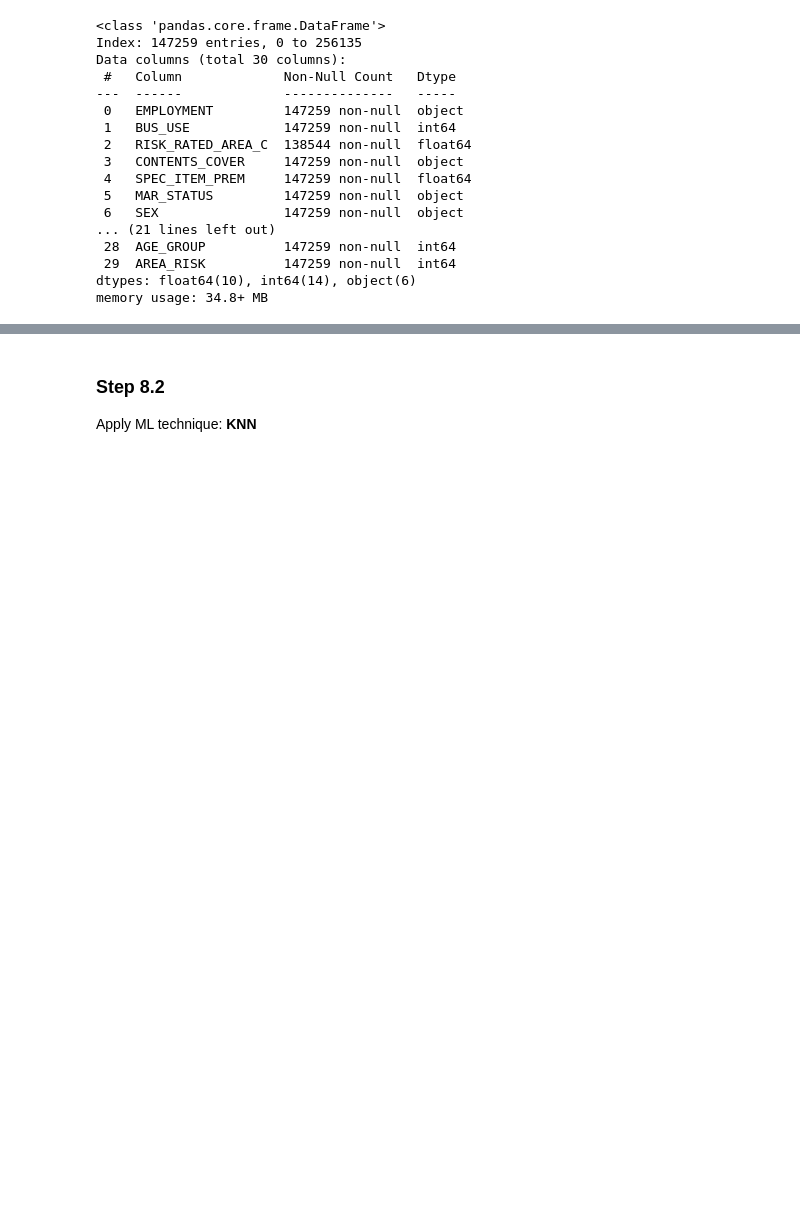
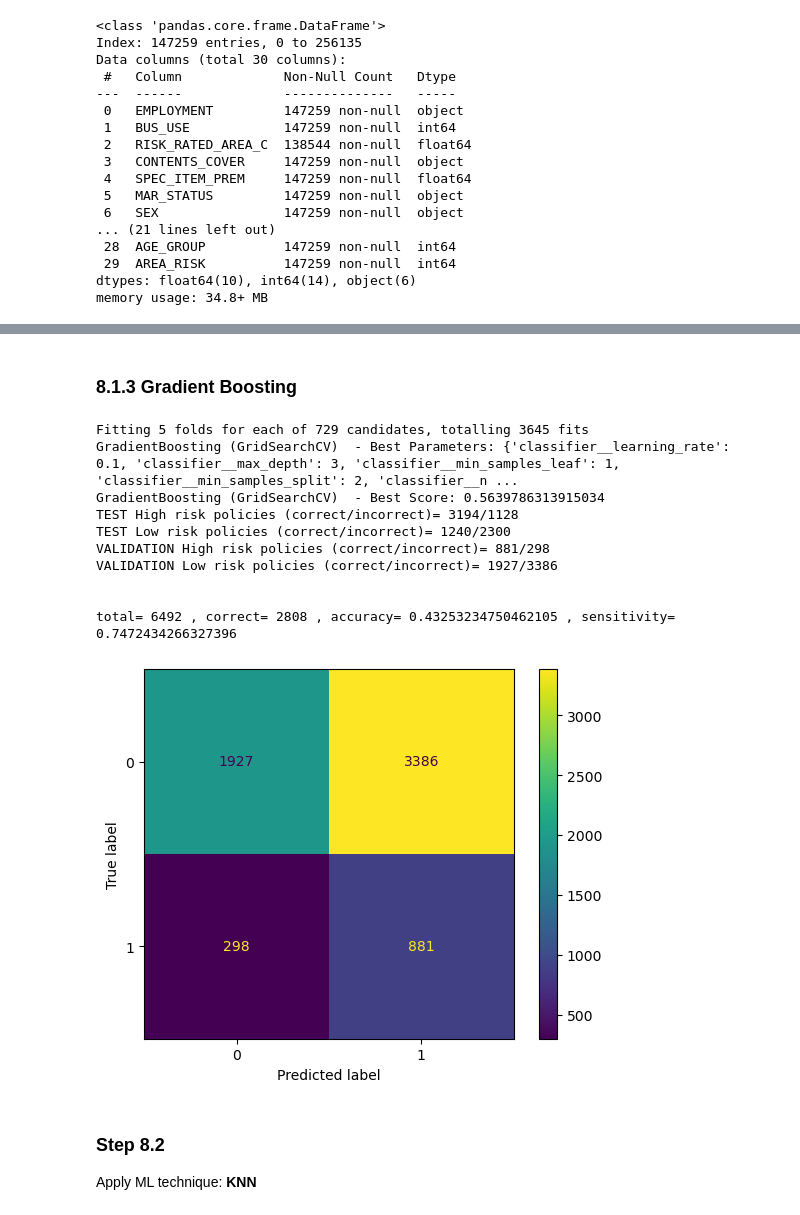
Before and after one commit to vhar19/Capstone, a Jupyter notebook: capstone.ipynb, the cells around one changed output, grey strips where cells are left out. Saved outputs shown, nothing was run; the diff lists cells and outputs as text; code cells hidden in the pictures; blank space fills up the shorter version.

```diff
--- a/capstone.ipynb
+++ b/capstone.ipynb
@@ -499,3 +670,57 @@ Low risk policies (correct/incorrect)= 29942/59
+# %% [markdown]
+### 8.1.3 Gradient Boosting
+# %%
+def run_grid_search_gradient_boosting():
+    pipeline = Pipeline([
+        ('scaler', StandardScaler()),
+        ('classifier', GradientBoostingClassifier())
+    ])
+
+    param_grid = {
+        'classifier__n_estimators': [100, 200, 300],
+        'classifier__learning_rate': [0.01, 0.1, 0.2],
+        'classifier__max_depth': [3, 4, 5],
+        'classifier__min_samples_split': [2, 5, 10],
+        'classifier__min_samples_leaf': [1, 2, 4],
+        'classifier__subsample': [0.8, 0.9, 1.0]
+    }
+
+    grid_search = GridSearchCV(
+        estimator=pipeline,
+        param_grid=param_grid,
+        cv=StratifiedKFold(n_splits=5),
+        n_jobs=-1,
+        verbose=2,
+        scoring='accuracy'
+    )
+
+    grid_search.fit(X_train, y_train)
+
+    y_pred = grid_search.predict(X_test)
+
+    test_score = accuracy_score(y_test, y_pred)
+
+    y_predval = grid_search.predict(X_validation)
+
+    return ModelResult(y_pred, y_predval, grid_search.best_params_, test_score, "GradientBoosting (GridSearchCV)")
+
+gradientboosting_result = run_grid_search_gradient_boosting()
+
+gradientboosting_result.print_results(y_test, y_validation)
+
+print_confusion_matrix(confusion_matrix(y_validation, gradientboosting_result.y_predval))
+# %% [output]
+Fitting 5 folds for each of 729 candidates, totalling 3645 fits
+GradientBoosting (GridSearchCV)  - Best Parameters: {'classifier__learning_rate': 0.1, 'classifier__max_depth': 3, 'classifier__min_samples_leaf': 1, 'classifier__min_samples_split': 2, 'classifier__n ...
+GradientBoosting (GridSearchCV)  - Best Score: 0.5639786313915034
+TEST High risk policies (correct/incorrect)= 3194/1128
+TEST Low risk policies (correct/incorrect)= 1240/2300
+VALIDATION High risk policies (correct/incorrect)= 881/298
+VALIDATION Low risk policies (correct/incorrect)= 1927/3386
+
+
+total= 6492 , correct= 2808 , accuracy= 0.43253234750462105 , sensitivity= 0.7472434266327396
+[figure, added]
 # %% [markdown]
 ### Step 8.2
 
```
Also changed, not shown: parts of 28 cells of this notebook.
